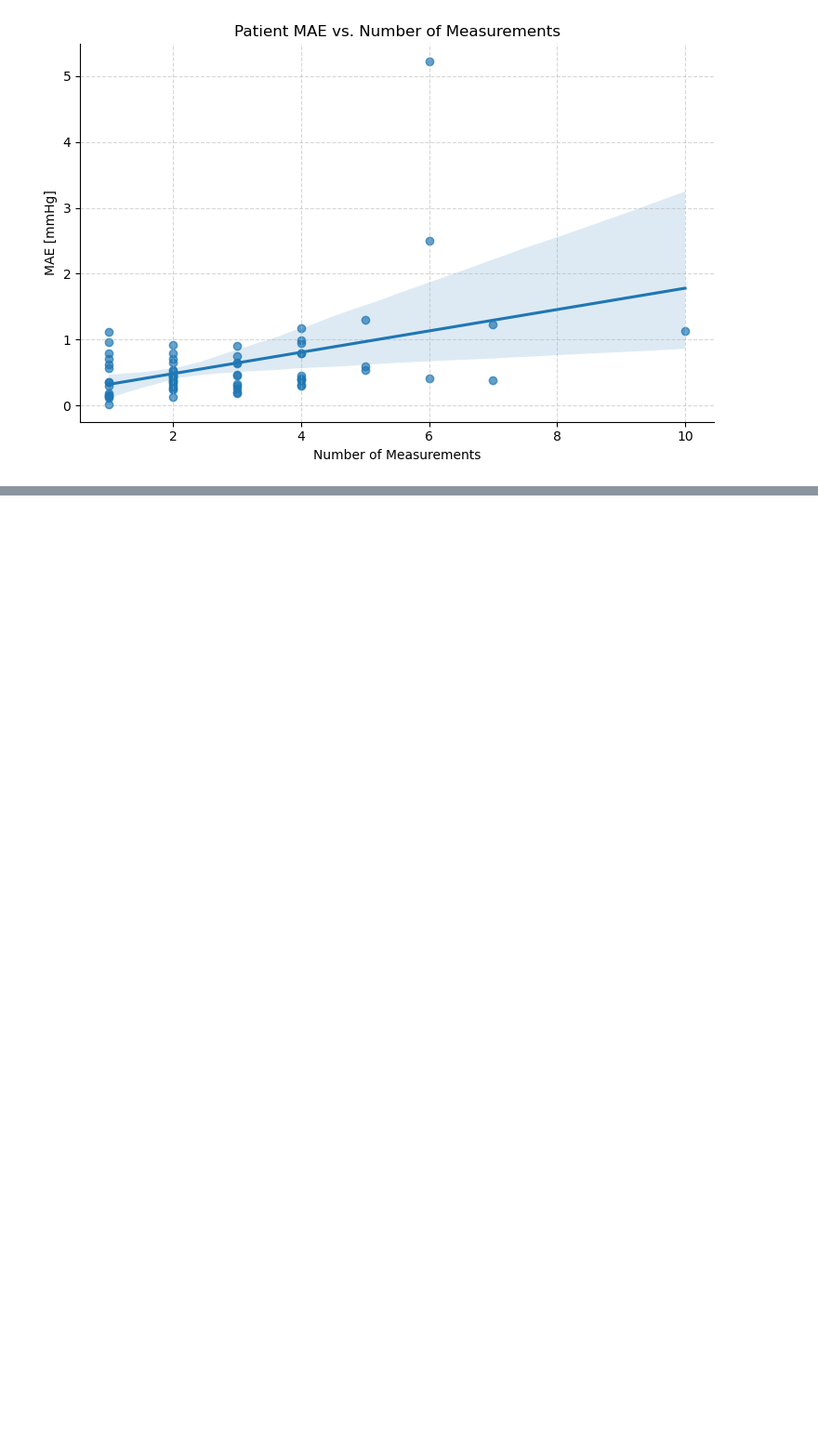
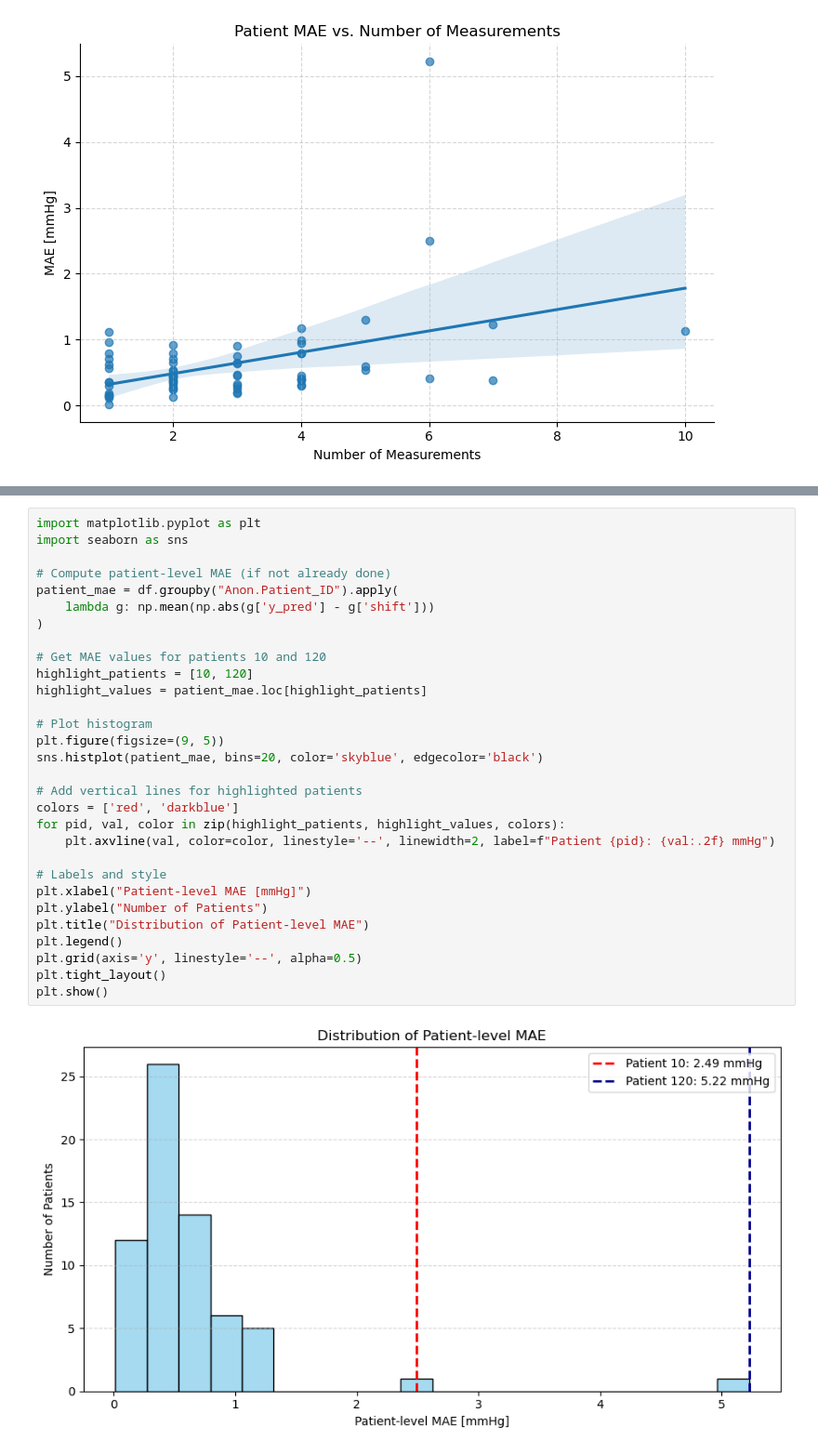
Before and after one commit to starshrimp/neonatal-odc-shift, a Jupyter notebook: notebooks/03_single_point/05_final_linear_regression.ipynb, the cells around one changed output, grey strips where cells are left out. Shown at 93% size. Drawn from its saved outputs; the diff is of its cells as text; blank space fills up the shorter version.

```diff
--- a/notebooks/03_single_point/05_final_linear_regression.ipynb
+++ b/notebooks/03_single_point/05_final_linear_regression.ipynb
@@ -643,0 +755,32 @@ plt.show()
+# %%
+import matplotlib.pyplot as plt
+import seaborn as sns
+
+# Compute patient-level MAE (if not already done)
+patient_mae = df.groupby("Anon.Patient_ID").apply(
+    lambda g: np.mean(np.abs(g['y_pred'] - g['shift']))
+)
+
+# Get MAE values for patients 10 and 120
+highlight_patients = [10, 120]
+highlight_values = patient_mae.loc[highlight_patients]
+
+# Plot histogram
+plt.figure(figsize=(9, 5))
+sns.histplot(patient_mae, bins=20, color='skyblue', edgecolor='black')
+
+# Add vertical lines for highlighted patients
+colors = ['red', 'darkblue']
+for pid, val, color in zip(highlight_patients, highlight_values, colors):
+    plt.axvline(val, color=color, linestyle='--', linewidth=2, label=f"Patient {pid}: {val:.2f} mmHg")
+
+# Labels and style
+plt.xlabel("Patient-level MAE [mmHg]")
+plt.ylabel("Number of Patients")
+plt.title("Distribution of Patient-level MAE")
+plt.legend()
+plt.grid(axis='y', linestyle='--', alpha=0.5)
+plt.tight_layout()
+plt.show()
+# %% [output]
+[figure, added]
```
Also changed, not shown: parts of 9 cells of this notebook.
